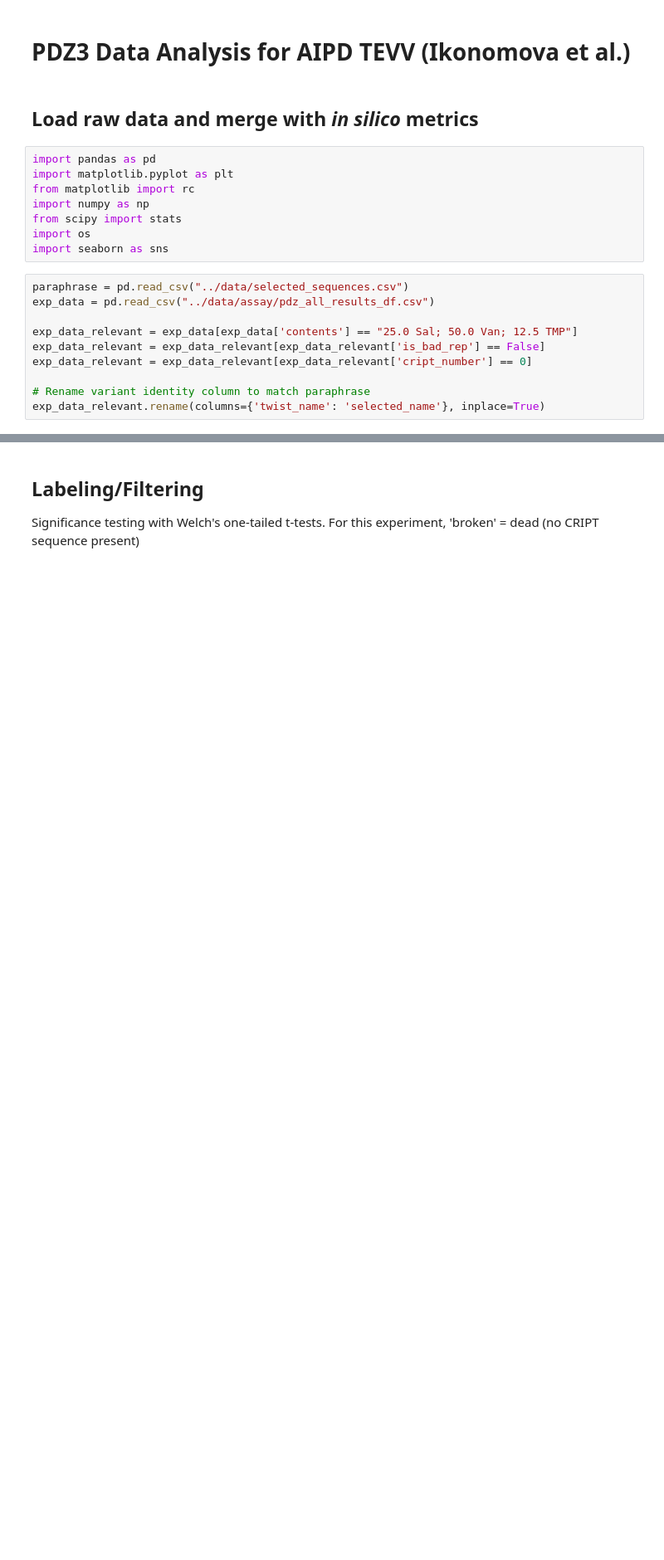
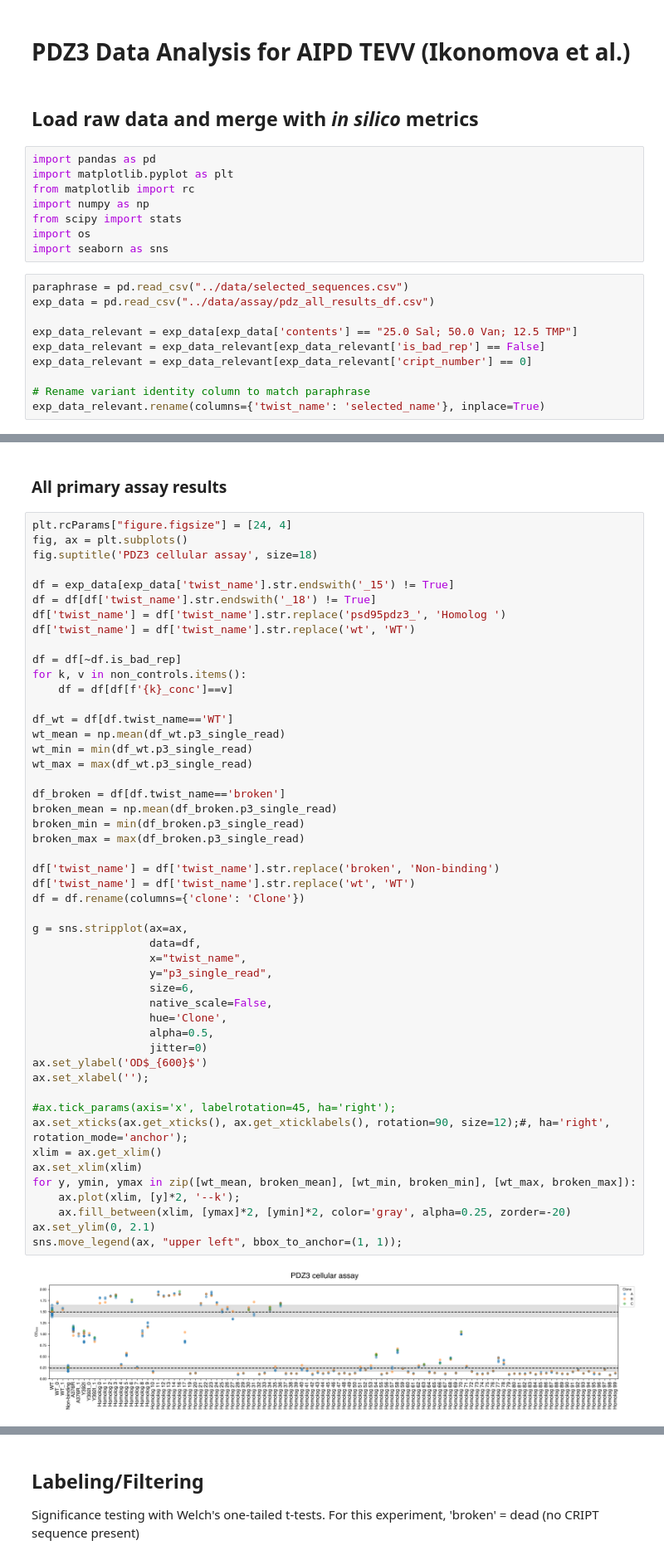
Before and after one commit to usnistgov/AIPD_TEVV, a Jupyter notebook: analysis/pdz_analysis.ipynb, the cells around one changed output, grey strips where cells are left out. Shown at 83% size. Cells and saved outputs as stored; diff of their text form; blank space fills up the shorter version.

```diff
--- a/analysis/pdz_analysis.ipynb
+++ b/analysis/pdz_analysis.ipynb
@@ -22,0 +79,53 @@ exp_data_relevant.rename(columns={'twist_name': 'selected_name'}, inplace=True)
+# %% [markdown]
+### All primary assay results
+# %%
+plt.rcParams["figure.figsize"] = [24, 4]
+fig, ax = plt.subplots()
+fig.suptitle('PDZ3 cellular assay', size=18)
+
+df = exp_data[exp_data['twist_name'].str.endswith('_15') != True]
+df = df[df['twist_name'].str.endswith('_18') != True]
+df['twist_name'] = df['twist_name'].str.replace('psd95pdz3_', 'Homolog ')
+df['twist_name'] = df['twist_name'].str.replace('wt', 'WT')
+
+df = df[~df.is_bad_rep]
+for k, v in non_controls.items():
+    df = df[df[f'{k}_conc']==v]
+
+df_wt = df[df.twist_name=='WT']
+wt_mean = np.mean(df_wt.p3_single_read)
+wt_min = min(df_wt.p3_single_read)
+wt_max = max(df_wt.p3_single_read)
+
+df_broken = df[df.twist_name=='broken']
+broken_mean = np.mean(df_broken.p3_single_read)
+broken_min = min(df_broken.p3_single_read)
+broken_max = max(df_broken.p3_single_read)
+
+df['twist_name'] = df['twist_name'].str.replace('broken', 'Non-binding')
+df['twist_name'] = df['twist_name'].str.replace('wt', 'WT')
+df = df.rename(columns={'clone': 'Clone'})
+
+g = sns.stripplot(ax=ax,
+                  data=df,
+                  x="twist_name",
+                  y="p3_single_read",
+                  size=6,
+                  native_scale=False,
+                  hue='Clone',
+                  alpha=0.5,
+                  jitter=0)
+ax.set_ylabel('OD$_{600}$')
+ax.set_xlabel('');
+
+#ax.tick_params(axis='x', labelrotation=45, ha='right');
+ax.set_xticks(ax.get_xticks(), ax.get_xticklabels(), rotation=90, size=12);#, ha='right', rotation_mode='anchor');
+xlim = ax.get_xlim()
+ax.set_xlim(xlim)
+for y, ymin, ymax in zip([wt_mean, broken_mean], [wt_min, broken_min], [wt_max, broken_max]):
+    ax.plot(xlim, [y]*2, '--k');
+    ax.fill_between(xlim, [ymax]*2, [ymin]*2, color='gray', alpha=0.25, zorder=-20)
+ax.set_ylim(0, 2.1)
+sns.move_legend(ax, "upper left", bbox_to_anchor=(1, 1));
+# %% [output]
+[figure, added]
```
Also changed, not shown: parts of 9 cells of this notebook, 7 other files.
